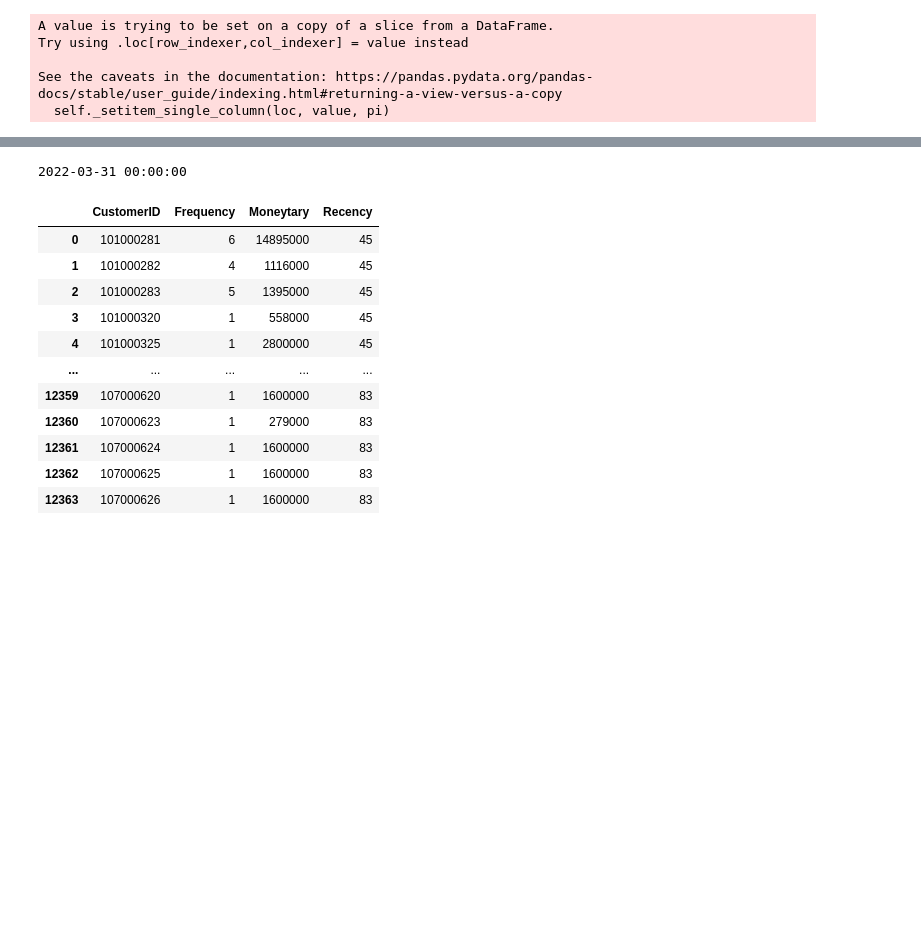
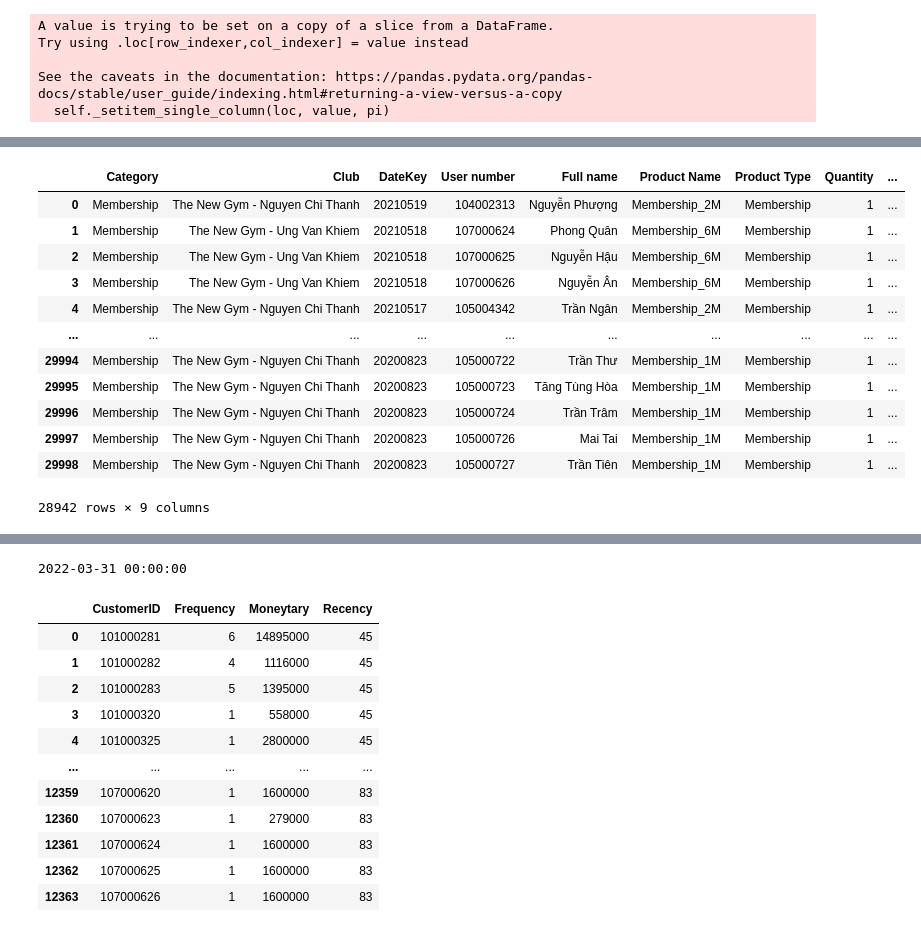
Before and after one commit to tuanio/RFM-model-collaborative-filtering, a Jupyter notebook: notebooks/processing_data.ipynb, the cells around one changed output, grey strips where cells are left out. Saved outputs shown, nothing was run; the diff lists cells and outputs as text; code cells hidden in the pictures; blank space fills up the shorter version.

```diff
--- a/notebooks/processing_data.ipynb
+++ b/notebooks/processing_data.ipynb
@@ -62,0 +120,16 @@ filtered_data[
+# %%
+filtered_data
+# %% [output]
+|  | Category | Club | DateKey | User number | Full name | Product Name | Product Type | Quantity | ... |
+| 0 | Membership | The New Gym - Nguyen Chi Thanh | 20210519 | 104002313 | Nguyễn Phượng | Membership_2M | Membership | 1 | ... |
+| 1 | Membership | The New Gym - Ung Van Khiem | 20210518 | 107000624 | Phong Quân | Membership_6M | Membership | 1 | ... |
+| 2 | Membership | The New Gym - Ung Van Khiem | 20210518 | 107000625 | Nguyễn Hậu | Membership_6M | Membership | 1 | ... |
+| 3 | Membership | The New Gym - Ung Van Khiem | 20210518 | 107000626 | Nguyễn Ân | Membership_6M | Membership | 1 | ... |
+| 4 | Membership | The New Gym - Nguyen Chi Thanh | 20210517 | 105004342 | Trần Ngân | Membership_2M | Membership | 1 | ... |
+| ... | ... | ... | ... | ... | ... | ... | ... | ... | ... |
+| 29994 | Membership | The New Gym - Nguyen Chi Thanh | 20200823 | 105000722 | Trần Thư | Membership_1M | Membership | 1 | ... |
+| 29995 | Membership | The New Gym - Nguyen Chi Thanh | 20200823 | 105000723 | Tăng Tùng Hòa | Membership_1M | Membership | 1 | ... |
+| 29996 | Membership | The New Gym - Nguyen Chi Thanh | 20200823 | 105000724 | Trần Trâm | Membership_1M | Membership | 1 | ... |
+| 29997 | Membership | The New Gym - Nguyen Chi Thanh | 20200823 | 105000726 | Mai Tai | Membership_1M | Membership | 1 | ... |
+| 29998 | Membership | The New Gym - Nguyen Chi Thanh | 20200823 | 105000727 | Trần Tiên | Membership_1M | Membership | 1 | ... |
+28942 rows × 9 columns
```
Also changed, not shown: parts of 6 cells of this notebook, 6 other files.
